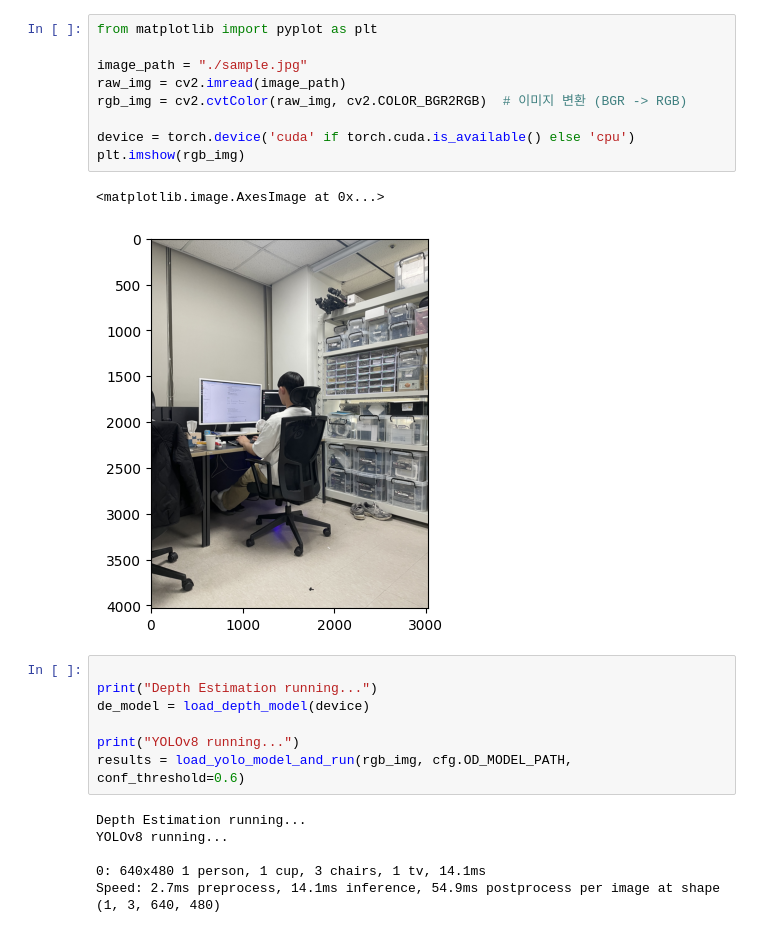
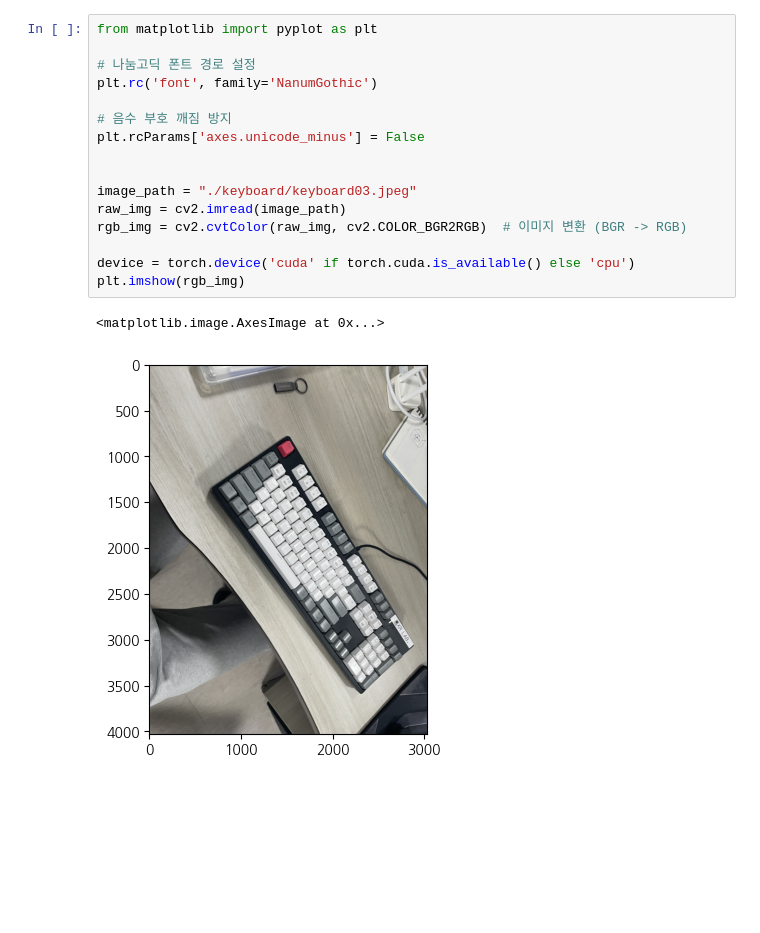
Before and after one commit to ho323/object-weight-estimation, a Jupyter notebook: test.ipynb, the cells around one changed output. Saved outputs shown, nothing was run; the diff lists cells and outputs as text; blank space fills up the shorter version.

```diff
--- a/test.ipynb
+++ b/test.ipynb
@@ -9,25 +112,19 @@ xFormers not available
 # %%
 from matplotlib import pyplot as plt
 
-image_path = "./sample.jpg"
+# 나눔고딕 폰트 경로 설정
+plt.rc('font', family='NanumGothic')
+
+# 음수 부호 깨짐 방지
+plt.rcParams['axes.unicode_minus'] = False
+
+
+image_path = "./keyboard/keyboard03.jpeg"
 raw_img = cv2.imread(image_path)
 rgb_img = cv2.cvtColor(raw_img, cv2.COLOR_BGR2RGB)  # 이미지 변환 (BGR -> RGB)
 
 device = torch.device('cuda' if torch.cuda.is_available() else 'cpu')
 plt.imshow(rgb_img)
 # %% [output]
 <matplotlib.image.AxesImage at 0x...>
-[figure, old version]
+[figure, new version]
-# %%
-
-print("Depth Estimation running...")
-de_model = load_depth_model(device)
-
-print("YOLOv8 running...")
-results = load_yolo_model_and_run(rgb_img, cfg.OD_MODEL_PATH, conf_threshold=0.6)
-# %% [output]
-Depth Estimation running...
-YOLOv8 running...
-
-0: 640x480 1 person, 1 cup, 3 chairs, 1 tv, 14.1ms
-Speed: 2.7ms preprocess, 14.1ms inference, 54.9ms postprocess per image at shape (1, 3, 640, 480)
```
Also changed, not shown: parts of 12 cells of this notebook, 38 other files.
